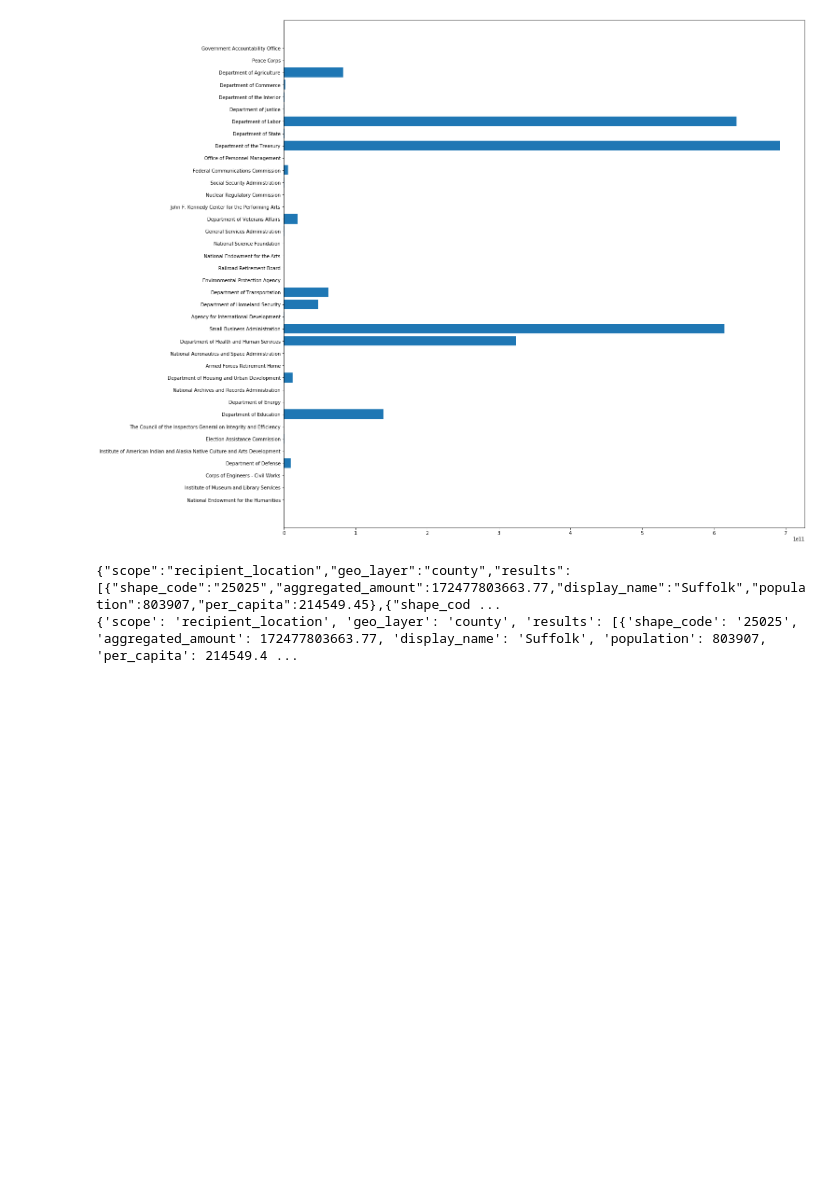
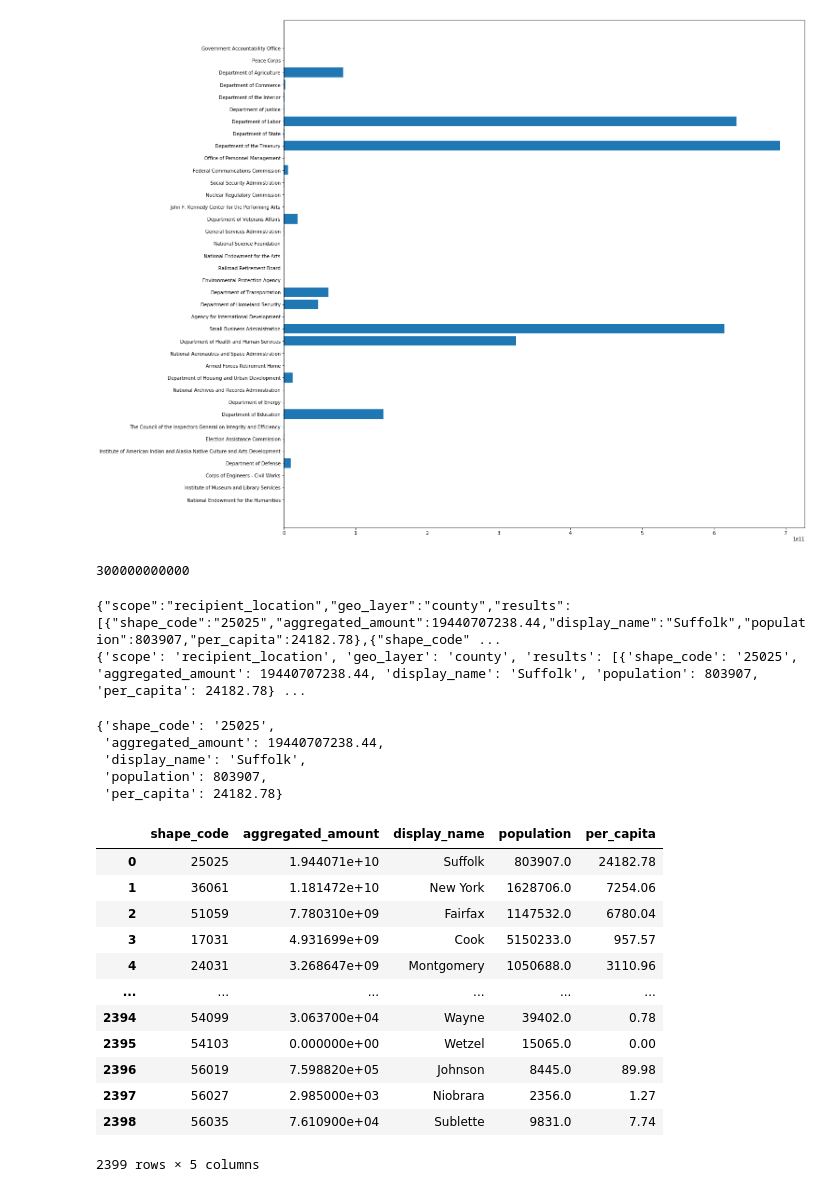
Before and after one commit to HenryDorsey/ConsultingProject, a Jupyter notebook: scratch.ipynb, the cells around one changed output. Drawn from its saved outputs; the diff is of its cells as text; code cells hidden in the pictures; blank space fills up the shorter version.

```diff
--- a/scratch.ipynb
+++ b/scratch.ipynb
@@ -115,6 +115,10 @@ plt.barh(labels,awards)
 # %% [output]
 <BarContainer object of 38 artists>
 [figure]
+# %%
+3*10**11
+# %% [output]
+300000000000
 # %%
 def geo_search():
 
@@ -133,11 +137,11 @@ def geo_search():
           "type":"awarding",
           "tier":"toptier",
           "name":"Department of Health and Human Services"
-      }]#,
-      #"time_period":[{
-      #    "start_date":"2020-02-06",
-      #    "end_date":"2021-03-01"
-      #}]
+      }],
+      "time_period":[{
+          "start_date":"2020-02-06",
+          "end_date":"2021-03-01"
+      }]
   },
   "scope": "recipient_location",
   "geo_layer": "county"
@@ -157,5 +161,43 @@ def geo_search():
 # With Dep Health Suffolk "aggregated_amount":172477803663.77
 geo_dep_health = geo_search()
 # %% [output]
-{"scope":"recipient_location","geo_layer":"county","results":[{"shape_code":"25025","aggregated_amount":172477803663.77,"display_name":"Suffolk","population":803907,"per_capita":214549.45},{"shape_cod ...
-{'scope': 'recipient_location', 'geo_layer': 'county', 'results': [{'shape_code': '25025', 'aggregated_amount': 172477803663.77, 'display_name': 'Suffolk', 'population': 803907, 'per_capita': 214549.4 ...
+{"scope":"recipient_location","geo_layer":"county","results":[{"shape_code":"25025","aggregated_amount":19440707238.44,"display_name":"Suffolk","population":803907,"per_capita":24182.78},{"shape_code" ...
+{'scope': 'recipient_location', 'geo_layer': 'county', 'results': [{'shape_code': '25025', 'aggregated_amount': 19440707238.44, 'display_name': 'Suffolk', 'population': 803907, 'per_capita': 24182.78} ...
+# %%
+normalize_json()
+# %% [output]
+{'shape_code': '25025',
+ 'aggregated_amount': 19440707238.44,
+ 'display_name': 'Suffolk',
+ 'population': 803907,
+ 'per_capita': 24182.78}
+# %%
+
+init_data = {'shape_code': [i['shape_code'] for i in geo_dep_health[:]],
+ 'aggregated_amount': [i['aggregated_amount'] for i in geo_dep_health[:]],
+ 'display_name': [i['display_name'] for i in geo_dep_health[:]],
+ 'population': [i['population'] for i in geo_dep_health[:]],
+ 'per_capita': [i['per_capita'] for i in geo_dep_health[:]]}
+
+
+#init_data = geo_dep_health[0]
+gdh_df = pd.DataFrame(data=init_data)
+
+
+#gdh_df = pd.read_json(geo_dep_health.json())
+# %%
+gdh_df
+# %% [output]
+|  | shape_code | aggregated_amount | display_name | population | per_capita |
+| 0 | 25025 | 1.944071e+10 | Suffolk | 803907.0 | 24182.78 |
+| 1 | 36061 | 1.181472e+10 | New York | 1628706.0 | 7254.06 |
+| 2 | 51059 | 7.780310e+09 | Fairfax | 1147532.0 | 6780.04 |
+| 3 | 17031 | 4.931699e+09 | Cook | 5150233.0 | 957.57 |
+| 4 | 24031 | 3.268647e+09 | Montgomery | 1050688.0 | 3110.96 |
+| ... | ... | ... | ... | ... | ... |
+| 2394 | 54099 | 3.063700e+04 | Wayne | 39402.0 | 0.78 |
+| 2395 | 54103 | 0.000000e+00 | Wetzel | 15065.0 | 0.00 |
+| 2396 | 56019 | 7.598820e+05 | Johnson | 8445.0 | 89.98 |
+| 2397 | 56027 | 2.985000e+03 | Niobrara | 2356.0 | 1.27 |
+| 2398 | 56035 | 7.610900e+04 | Sublette | 9831.0 | 7.74 |
+2399 rows × 5 columns
```
Also changed, not shown: parts of 1 cell of this notebook, 3 other files.
